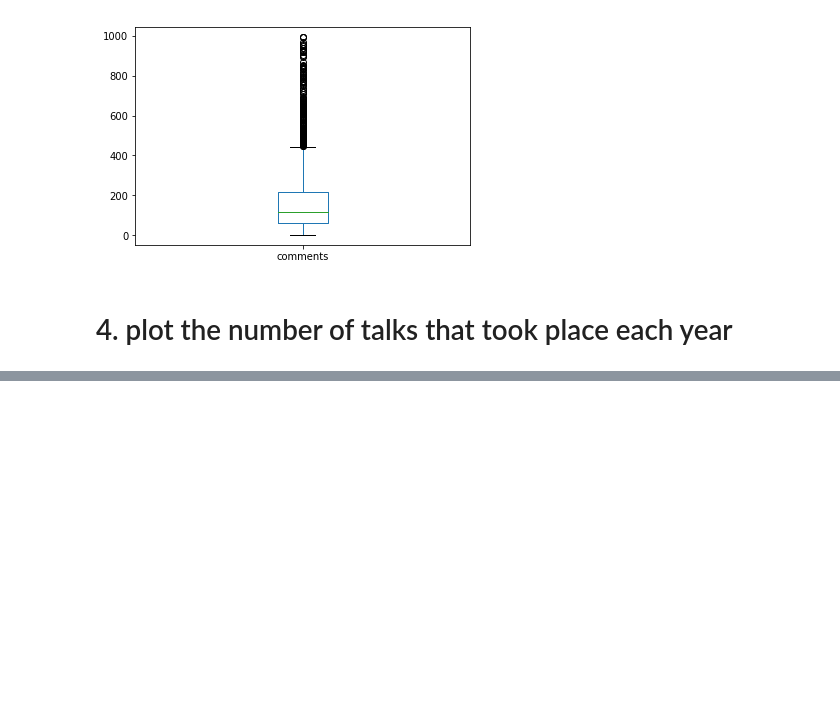
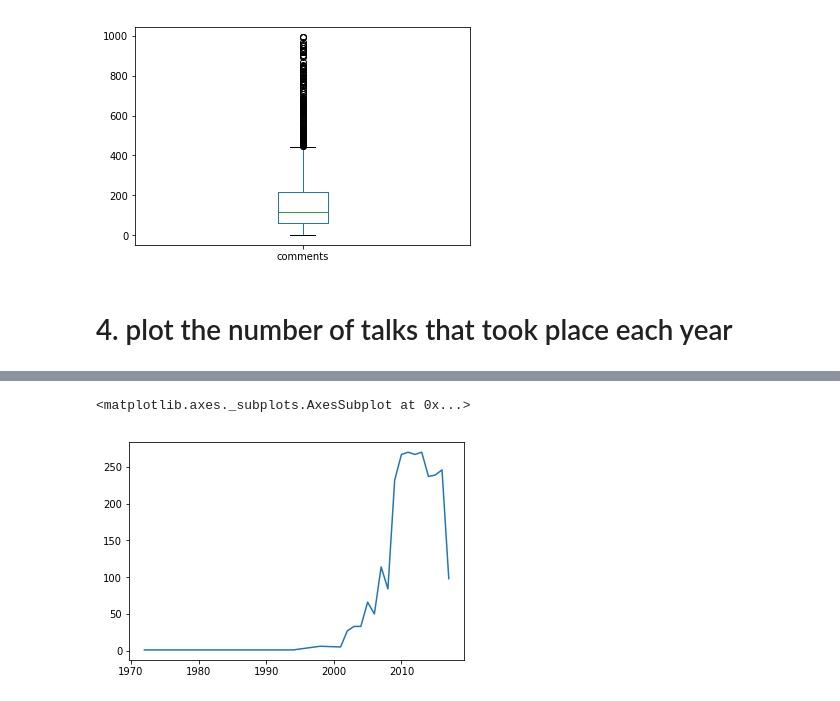
Before and after one commit to armand-hoxha25/pycon-2019-tutorial, a Jupyter notebook: armand_tutorial.ipynb, the cells around one changed output, grey strips where cells are left out. Saved outputs shown, nothing was run; the diff lists cells and outputs as text; code cells hidden in the pictures; blank space fills up the shorter version.

```diff
--- a/armand_tutorial.ipynb
+++ b/armand_tutorial.ipynb
@@ -195,0 +311,6 @@ ted.loc[ted.comments<1000,'comments'].plot(kind='box')
+# %%
+ted.film_datetime.dt.year.value_counts().sort_index().plot() #using sort index, sorts the years by ascending order
+#the number of talks is not in large decline, there is incomplete data for the last year
+# %% [output]
+<matplotlib.axes._subplots.AxesSubplot at 0x...>
+[figure, added]
```
Also changed, not shown: parts of 68 cells of this notebook.
